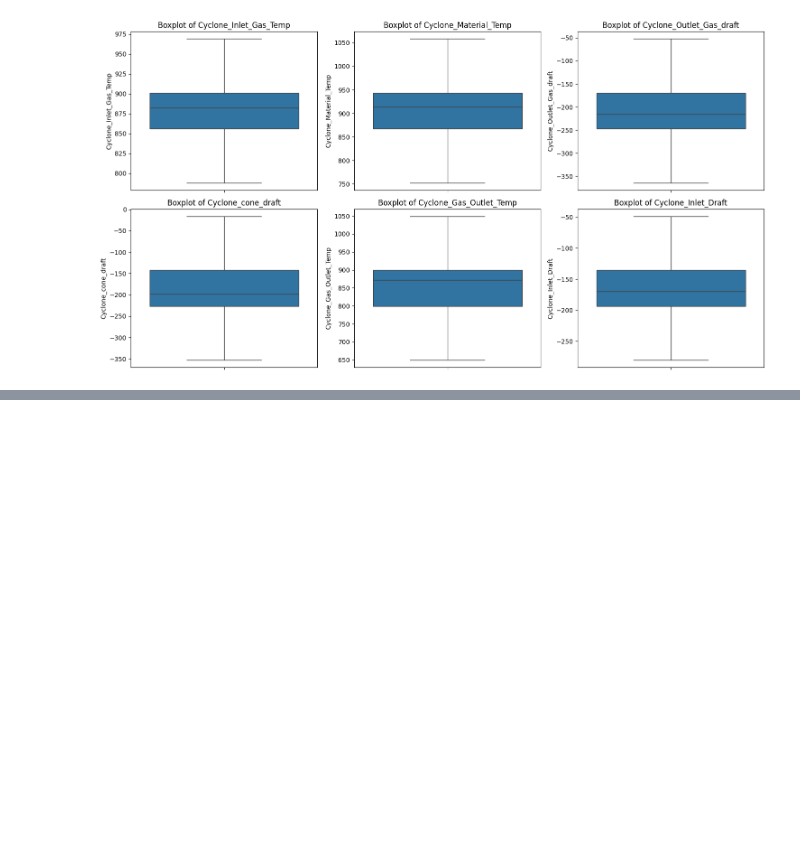
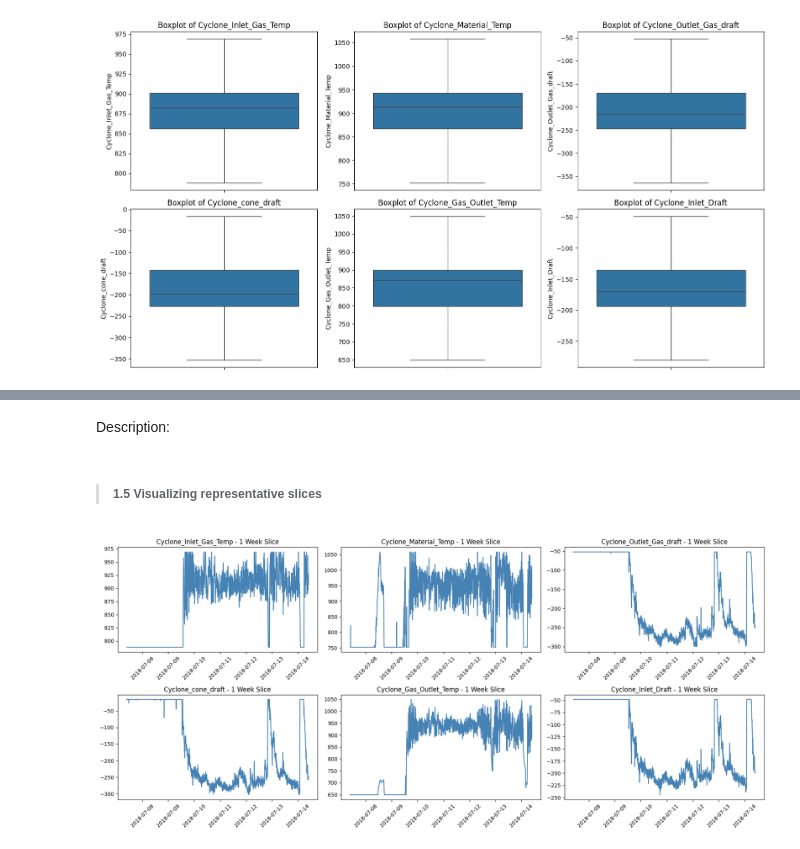
Before and after one commit to asifsahadh/exact-space-assignment, a Jupyter notebook: p1-playground.ipynb, the cells around one changed output, grey strips where cells are left out. Drawn from its saved outputs; the diff is of its cells as text; code cells hidden in the pictures; blank space fills up the shorter version.

```diff
--- a/p1-playground.ipynb
+++ b/p1-playground.ipynb
@@ -327,0 +290,24 @@ Outliers handled.
+# %% [markdown]
+Description:
+# %% [markdown]
+>##### __1.5 Visualizing representative slices__
+# %%
+df['time'] = pd.to_datetime(df['time'])
+df = df.set_index('time')
+variables = df.columns
+
+# random week
+start_week = np.random.choice(df.index[:-288*7])  # 288 points/day × 7
+end_week = start_week + pd.Timedelta(days = 7)
+week_slice = df.loc[start_week:end_week]
+
+fig, axes = plt.subplots(2, 3, figsize = (18, 8))
+axes = axes.flatten()
+for i, var in enumerate(variables):
+    axes[i].plot(week_slice.index, week_slice[var], color = 'steelblue')
+    axes[i].set_title(f"{var} - 1 Week Slice")
+    axes[i].tick_params(axis='x', rotation = 45)
+plt.tight_layout()
+plt.show()
+# %% [output]
+[figure, added]
```
Also changed, not shown: parts of 51 cells of this notebook, 3 other files.
